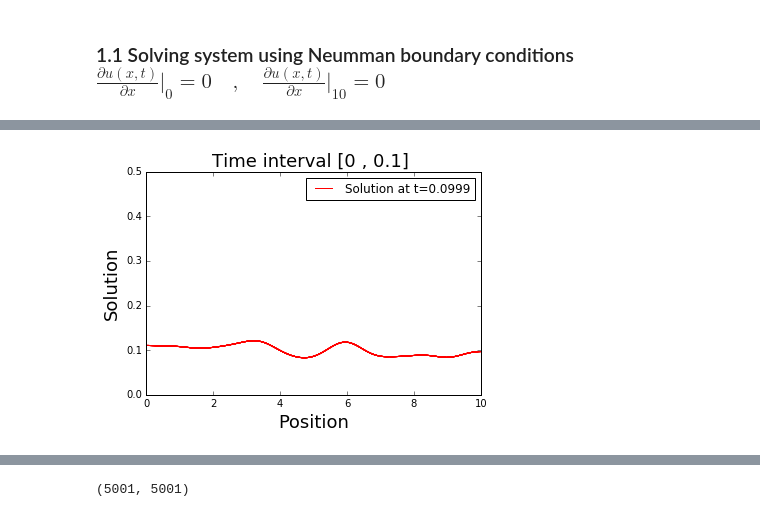
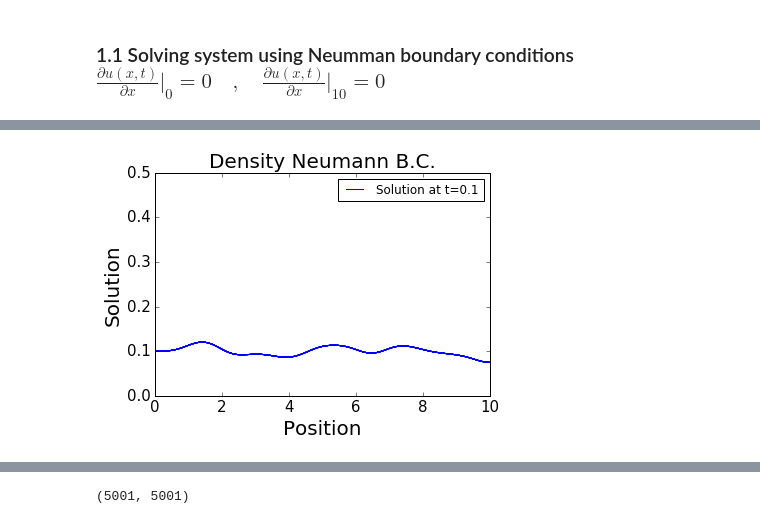
Before and after one commit to KeithPatarroyo/UN_Files, a Jupyter notebook: FEM-Public/1D Heat Equation FEM-Public.ipynb, the cells around one changed output, grey strips where cells are left out. Cells and saved outputs as stored; diff of their text form; code cells hidden in the pictures.

```diff
--- a/FEM-Public/1D Heat Equation FEM-Public.ipynb
+++ b/FEM-Public/1D Heat Equation FEM-Public.ipynb
@@ -172,8 +173,16 @@ for i,r2_i in enumerate(randarray2): # For any interval [a,b] partitioned (#) ,
     randarray3[int(r2_i)]+=float(partitions)/(float(N)*float(abs(interval[1]-interval[0])))
 print randarray3
 
-plt.hist(randarray1*10,bins=50,color='b',normed = 1)  # New histogram(the structure is maintained) , the numbers lie on [0,10]
-plt.title("Histogram with 50 bins")
+f = open('initial_data.dat', 'w+')
+for i in randarray3:
+    f.write(str(i)+"\n")
+
+plt.hist(randarray1*10,bins=50,color='b',normed = 1,facecolor='g', alpha=0.75)  # New histogram(the structure is maintained) , the numbers lie on [0,10]
+#plt.title("Histogram with 50 bins")
+plt.ylabel('Counts',fontsize=20)
+plt.xlabel('Position',fontsize=20)
+plt.tick_params(axis='x', labelsize=15)
+plt.tick_params(axis='y', labelsize=15)
 plt.show()
 # %% [output]
 [ 0.  0.  0. ...,  0.  0.  0.]
@@ -183,9 +190,2 @@ plt.show()
 # %% [markdown]
 ### 1.1  Solving system using Neumman boundary conditions $ \frac{\partial u(x,t)}{\partial x}\Big|_{0}=0 \quad, \quad \frac{\partial u(x,t)}{\partial x}\Big|_{10}=0$
-# %%
-# setting up the Neumman boundary conditions
-b_n = np.copy(b) # Creating new boundary side b (The side is not overwriten in order to use more boundary conditions)
-A_n = np.copy(A) # Creating new boundary Matrix A (The matrix is not overwriten in order to use more boundary conditions)
-b_n[0]+=0.# boundary condition u_x(0)=0
-b_n[-1]+=0.# boundary condition u_x(10)=0
-print b_n.shape
@@ -197,6 +195,7 @@ print b_n.shape
 steps = 1001. # Length of the number of time step solutions  (# of steps in the euler method)
 total_t = 0.1 # Total evolution time of the solution
 delta_t = total_t/steps # \Delta t from the implicit euler method
+steps = steps+1. # adding the time 0.1
 A_net = ((1/delta_t)*M)+A_n # Net A matrix for system Ax=b from the galerkin method result, note that we use the A_n and b_n from the boundary condition
 x_i = randarray3 # We define the initial solution x_i for the euler methd algorithm
 print x_i
@@ -296,46 +301,48 @@ fig = plt.figure()
 ax = plt.axes(xlim=(0, 10), ylim=(0, 0.5))
 N1 = partitions # partitions elements of the approximate solution
 lines = [plt.plot([], [])[0] for _ in range(N1)] # number of lines to animate
-Nframes = 1000 # numbers of frames you want to animate
+Nframes = 1001 # numbers of frames you want to animate
 
 #plt.hist(randarray1*10,bins=25, color='b',normed = True)  # histogram for comparison (only useful with small data)
 
-plt.ylabel('Solution',fontsize=18)
-plt.xlabel('Position',fontsize=18)
-plt.title("Time interval [0 , %s] "%total_t,fontsize=18)
+plt.ylabel('Solution',fontsize=20)
+plt.xlabel('Position',fontsize=20)
+plt.tick_params(axis='x', labelsize=15)
+plt.tick_params(axis='y', labelsize=15)
+plt.title("Density Neumann B.C.",fontsize=20)
 
 # initialization function: plot the background of each frame
 def init():
     for line in lines: # We iterate in all the lines we want to plot and animate
         line.set_data([], [])
-        line.set_color('red') # al lines colors are set to red
+        line.set_color('blue') # al lines colors are set to red
     return lines
 
 # animation function.  This is called sequentially
 def animate(i):
     local_i = (i*(total_t/Nframes))
-    plt.legend(["Solution at t=%s"%local_i], loc=1)
+    plt.legend(["Solution at t=%s"%round(local_i, 3)], loc=1)
     for j,line in enumerate(lines): # We iterate in all the lines we want to plot and animate
 
         e=listElements[j] # for each line we consider its element atributes in order to animate it
         x = np.arange(e.interval[0],e.interval[1],0.001)
         y = sol[i][e.index-1]*e.phi_i(x)+sol[i][e.index]*e.phi_ii(x)
         line.set_data(x, y)
 
     return lines
 
 # call the animator.  blit=True means only re-draw the parts that have changed.
 anim = animation.FuncAnimation(fig, animate, init_func=init,
                                frames=Nframes, interval=20, blit=True)
 
 # save the animation as an mp4.  This requires ffmpeg or mencoder to be
 # installed.  The extra_args ensure that the x264 codec is used, so that
 # the video can be embedded in html5.  You may need to adjust this for
 # your system: for more information, see
 # http://matplotlib.sourceforge.net/api/animation_api.html
 
 anim.save('neumann_boundary.mp4', fps=30, extra_args=['-vcodec', 'libx264'])
 plt.show()
 # %% [output]
-[figure, old version]
+[figure, new version]
 # %%
```
Also changed, not shown: parts of 18 cells of this notebook, 4 other files.
